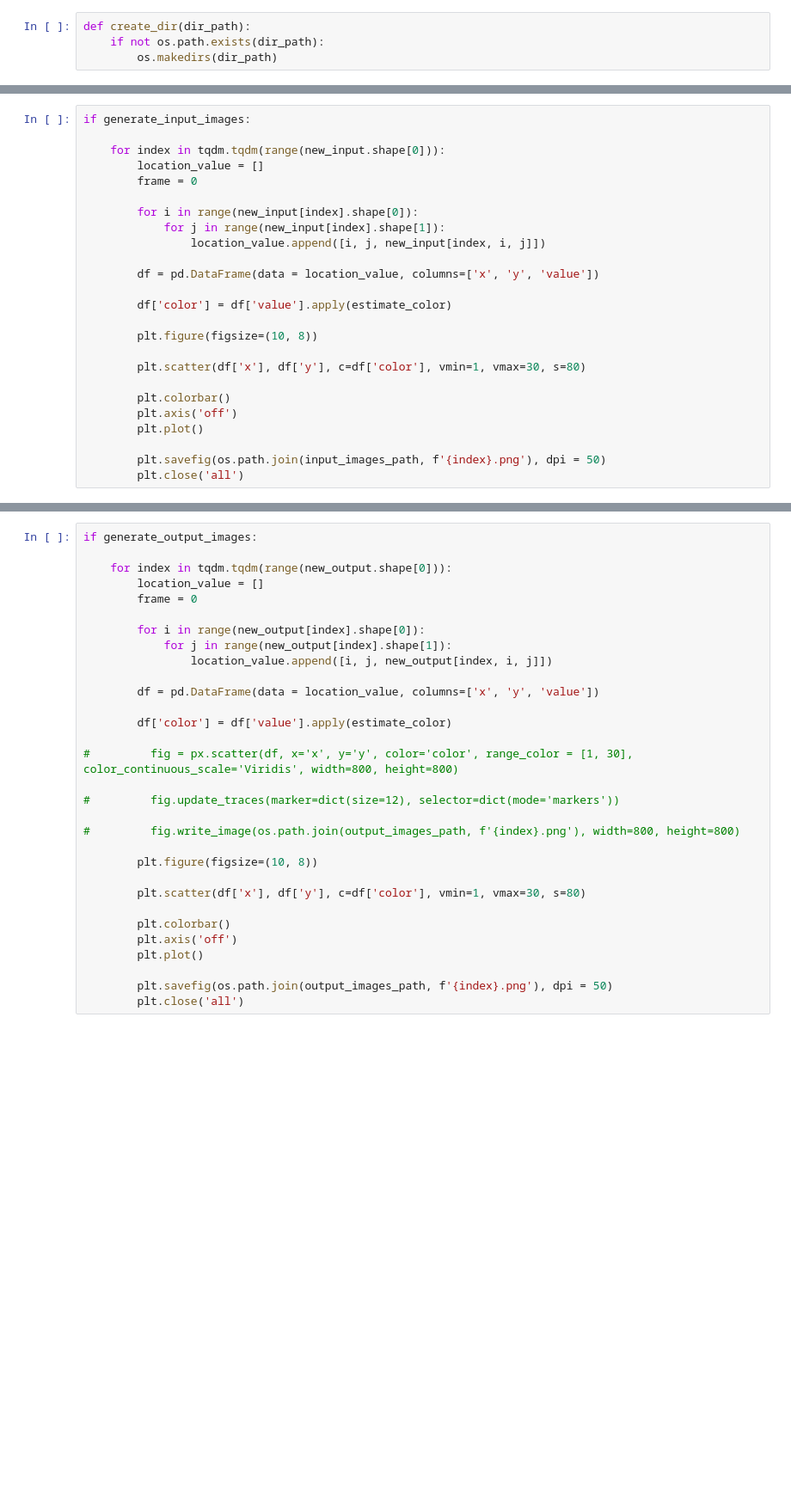
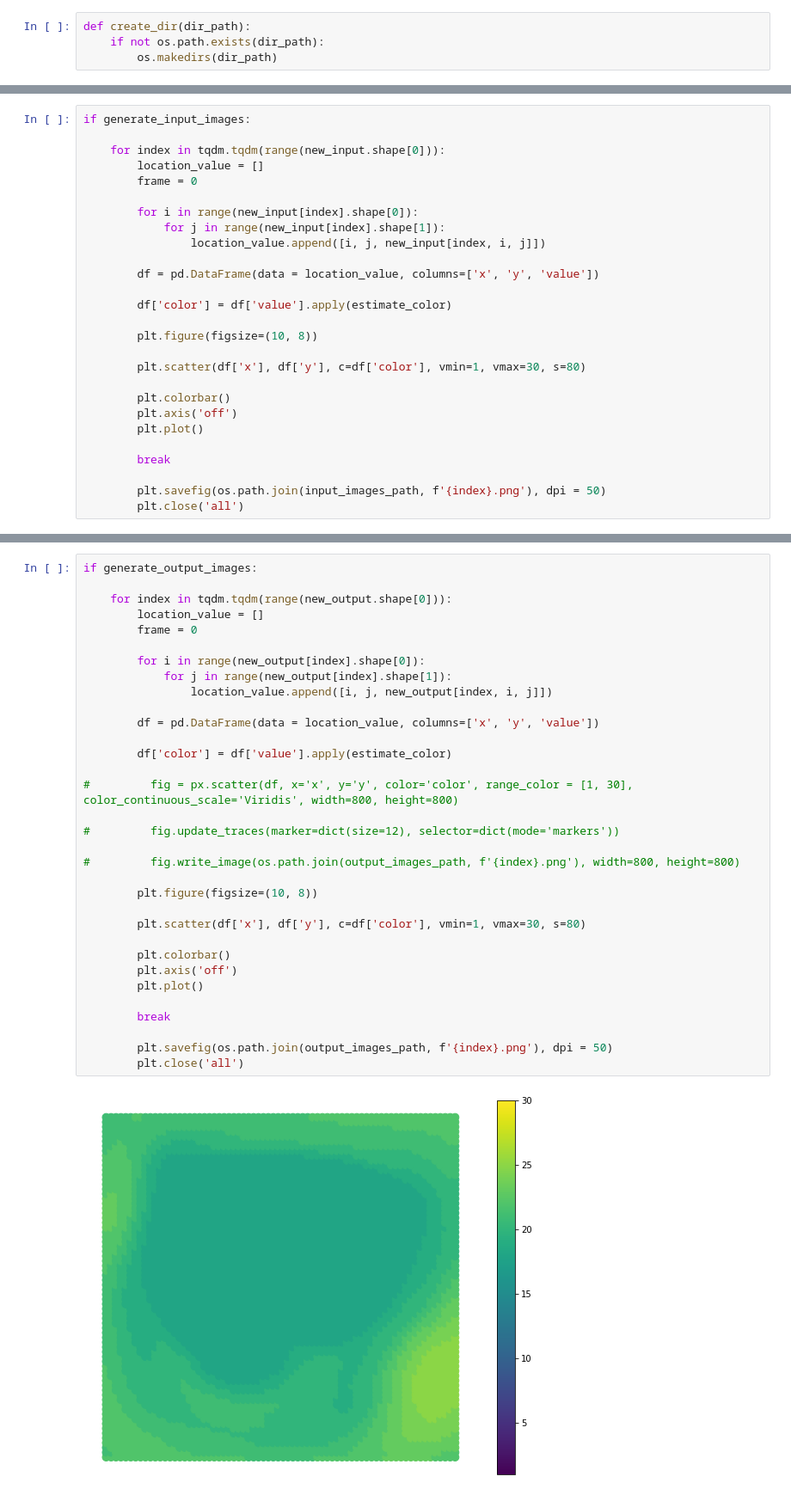
Before and after one commit to nyu-ds-2019/numerical-relativity-interpolation, a Jupyter notebook: dev/2d_video_generator/video_generator-Copy1.ipynb, the cells around one changed output, grey strips where cells are left out. Shown at 86% size. Drawn from its saved outputs; the diff is of its cells as text; blank space fills up the shorter version.

```diff
--- a/dev/2d_video_generator/video_generator-Copy1.ipynb
+++ b/dev/2d_video_generator/video_generator-Copy1.ipynb
@@ -146,5 +146,7 @@ if generate_input_images:
         plt.axis('off')
         plt.plot()
 
+        break
+
         plt.savefig(os.path.join(input_images_path, f'{index}.png'), dpi = 50)
         plt.close('all')
@@ -152,30 +199,34 @@ if generate_input_images:
 if generate_output_images:
 
     for index in tqdm.tqdm(range(new_output.shape[0])):
         location_value = []
         frame = 0
 
         for i in range(new_output[index].shape[0]):
             for j in range(new_output[index].shape[1]):
                 location_value.append([i, j, new_output[index, i, j]])
 
         df = pd.DataFrame(data = location_value, columns=['x', 'y', 'value'])
 
         df['color'] = df['value'].apply(estimate_color)
 
 #         fig = px.scatter(df, x='x', y='y', color='color', range_color = [1, 30], color_continuous_scale='Viridis', width=800, height=800)
 
 #         fig.update_traces(marker=dict(size=12), selector=dict(mode='markers'))
 
 #         fig.write_image(os.path.join(output_images_path, f'{index}.png'), width=800, height=800)
 
         plt.figure(figsize=(10, 8))
 
         plt.scatter(df['x'], df['y'], c=df['color'], vmin=1, vmax=30, s=80)
 
         plt.colorbar()
         plt.axis('off')
         plt.plot()
 
+        break
+
         plt.savefig(os.path.join(output_images_path, f'{index}.png'), dpi = 50)
         plt.close('all')
+# %% [output]
+[figure, added]
```
Also changed, not shown: parts of 10 cells of this notebook, 5 other files.
